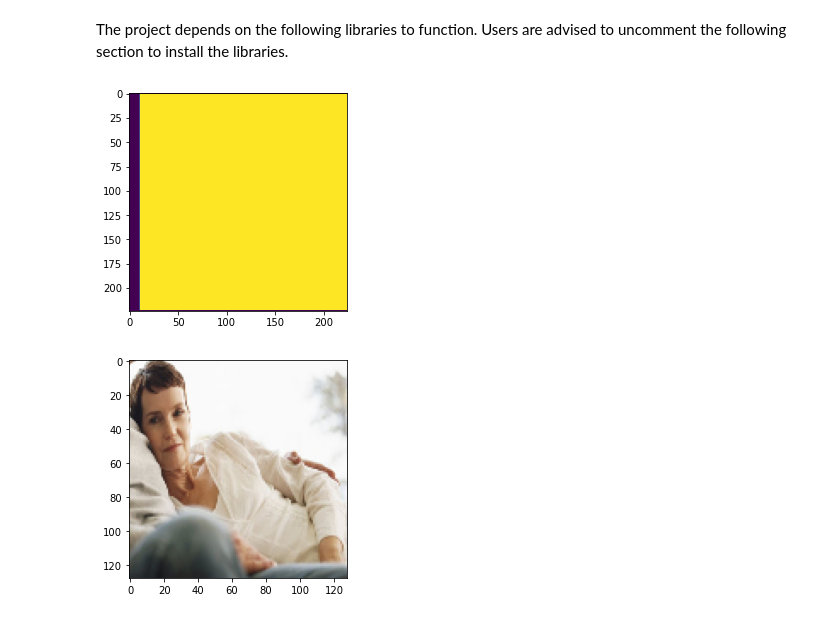
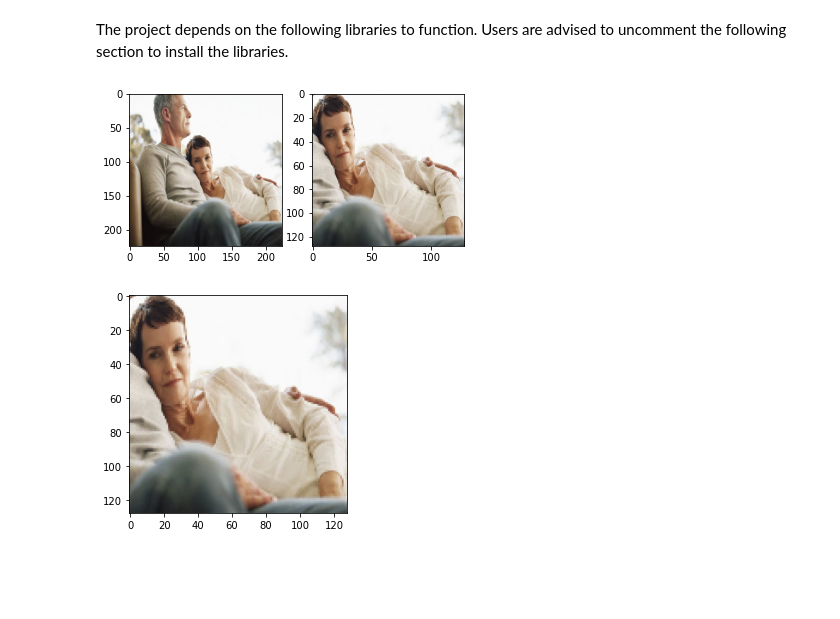
Before and after one commit to afanta-fi/digital-wellbeing-chatbot, a Jupyter notebook: index.ipynb, the cells around one changed output. Cells and saved outputs as stored; diff of their text form; code cells hidden in the pictures; blank space fills up the shorter version.

```diff
--- a/index.ipynb
+++ b/index.ipynb
@@ -33,4 +35,18 @@ from tensorflow import keras
 from tensorflow.python.keras import models, layers, optimizers
 from tensorflow.keras.applications import MobileNetV2, MobileNetV3Small,\
 VGG16, VGG19, ResNet50V2, Xception, InceptionV3
+# %%
+def cat_to_one_hot(y_cat):
+    cat2ind = {'Affection': 0, 'Anger': 1, 'Annoyance': 2, 'Anticipation': 3,
+               'Aversion': 4, 'Confidence': 5, 'Disapproval': 6,
+               'Disconnection': 7, 'Disquietment': 8, 'Doubt/Confusion': 9,
+               'Embarrassment': 10, 'Engagement': 11, 'Esteem': 12,
+               'Excitement': 13, 'Fatigue': 14, 'Fear': 15, 'Happiness': 16,
+               'Pain': 17, 'Peace': 18, 'Pleasure': 19, 'Sadness': 20,
+               'Sensitivity': 21, 'Suffering': 22, 'Surprise': 23,
+               'Sympathy': 24, 'Yearning': 25}
+    one_hot_cat = np.zeros(26)
+    for em in y_cat:
+        one_hot_cat[cat2ind[em]] = 1
+    return one_hot_cat
 # %%
@@ -42,12 +58,0 @@ def get_keys(path):
-# %%
-def cat_to_one_hot(y_cat):
-    cat2ind = {'Affection': 0, 'Anger': 1, 'Annoyance': 2, 'Anticipation': 3, 'Aversion': 4,
-               'Confidence': 5, 'Disapproval': 6, 'Disconnection': 7, 'Disquietment': 8,
-               'Doubt/Confusion': 9, 'Embarrassment': 10, 'Engagement': 11, 'Esteem': 12,
-               'Excitement': 13, 'Fatigue': 14, 'Fear': 15, 'Happiness': 16, 'Pain': 17,
-               'Peace': 18, 'Pleasure': 19, 'Sadness': 20, 'Sensitivity': 21, 'Suffering': 22,
-               'Surprise': 23, 'Sympathy': 24, 'Yearning': 25}
-    one_hot_cat = np.zeros(26)
-    for em in y_cat:
-        one_hot_cat[cat2ind[em]] = 1
-    return one_hot_cat
@@ -58,11 +59,11 @@ api_key = keys['api_key']
 # %%
-gas = GAS(api_key)
-dataset = Dataset("Emotic", gas)
+save_dir = './data/emotic_pre'
+dataset = Dataset("Emotic", GAS(api_key))
 segments = dataset.keys()
-save_dir = './data/emotic_pre'
 if not os.path.exists(save_dir):
     os.makedirs(save_dir)
 for seg in ['test', 'val', 'train']:
+    if not os.path.exists()
     segment = dataset[seg]
     box_context, context_arr, body_arr, cat_arr, cont_arr, bounding_box = [], [], [], [], [], []
     for i, data in enumerate(tqdm(segment)):
@@ -101,10 +102,15 @@ for seg in ['test', 'val', 'train']:
     np.save(os.path.join(save_dir, '%s_cat_arr.npy' % (seg)), cat_arr)
     np.save(os.path.join(save_dir, '%s_cont_arr.npy' % (seg)), cont_arr)
     np.save(os.path.join(save_dir, '%s_bounding_box.npy' % (seg)), bounding_box)
-# %%
-plt.imshow(np.reshape(mask_arr[0],(224,224)));
-# %% [output]
-[figure, removed]
+# %%
+plt.subplot(121)
+plt.imshow(context_arr[0])
+# plt.axes('off')
+plt.subplot(122)
+plt.imshow(body_arr[0]);
+# plt.axes('off')
+# %% [output]
+[figure, added]
 # %%
 plt.imshow(body_arr[0]);
 # %% [output]
```
Also changed, not shown: parts of 22 cells of this notebook.
